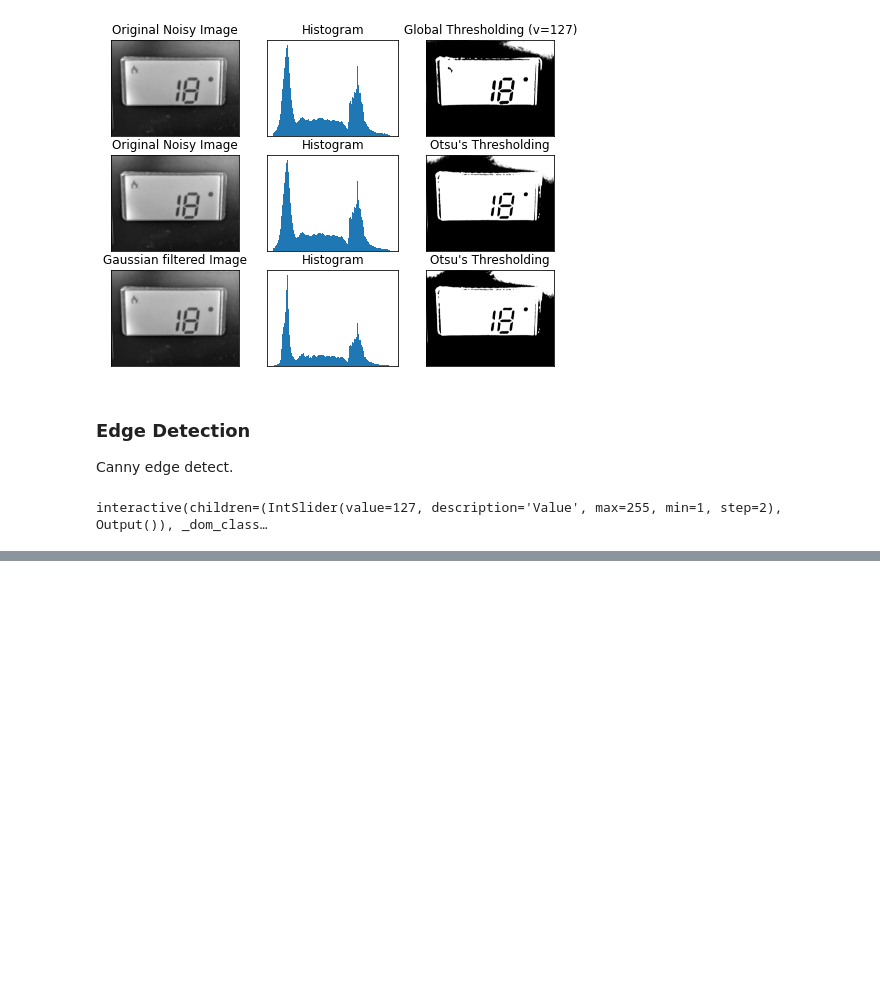
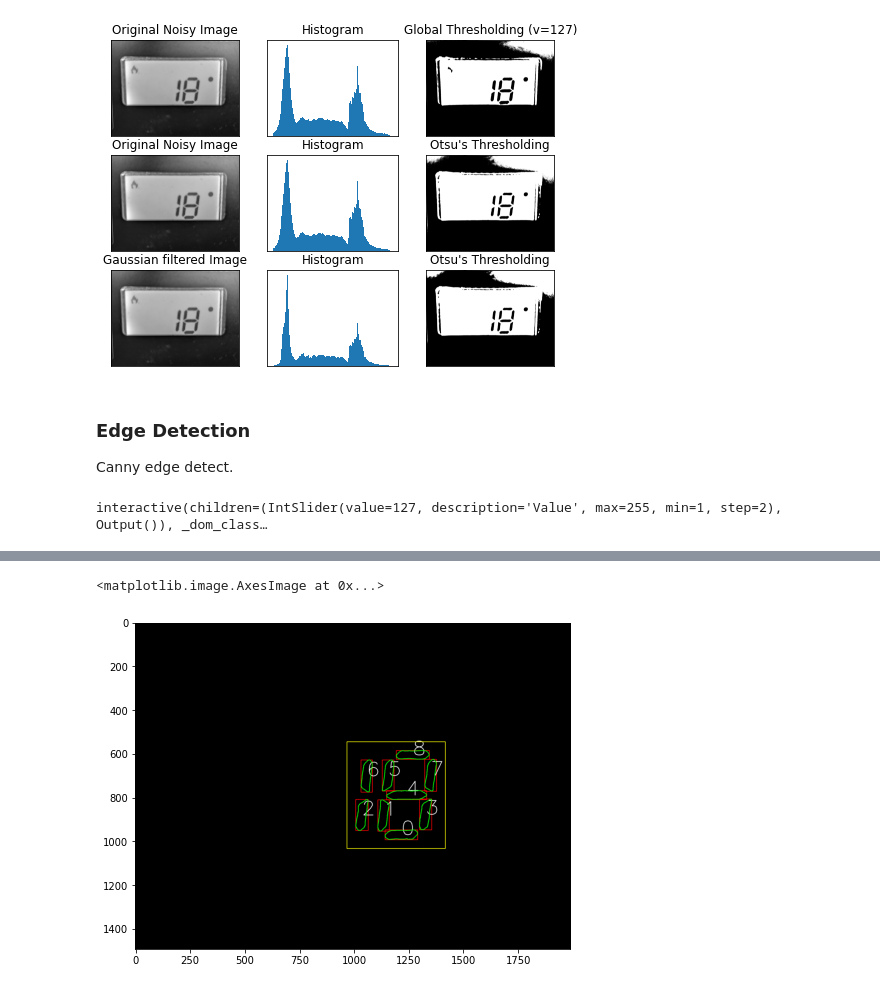
Before and after one commit to mthorley/notebooks, a Jupyter notebook: pentair-image-processing/Pentair Heater LCD Image Processing.ipynb, the cells around one changed output, grey strips where cells are left out. Cells and saved outputs as stored; diff of their text form; code cells hidden in the pictures; blank space fills up the shorter version.

```diff
--- a/pentair-image-processing/Pentair Heater LCD Image Processing.ipynb
+++ b/pentair-image-processing/Pentair Heater LCD Image Processing.ipynb
@@ -153,0 +180,9 @@ Attempt contour search to find a trapizoid or near rectangle
+# %%
+# Find bounding box for all 7 segment contours
+x1, y1, x2, y2 = utils.boundingRectForContours(filtered_contours)
+
+cv2.rectangle(blank_image,(x1,y1),(x2,y2),(255,255,0),2)
+plt.imshow(blank_image)
+# %% [output]
+<matplotlib.image.AxesImage at 0x...>
+[figure, added]
```
Also changed, not shown: parts of 11 cells of this notebook, 1 other file.
